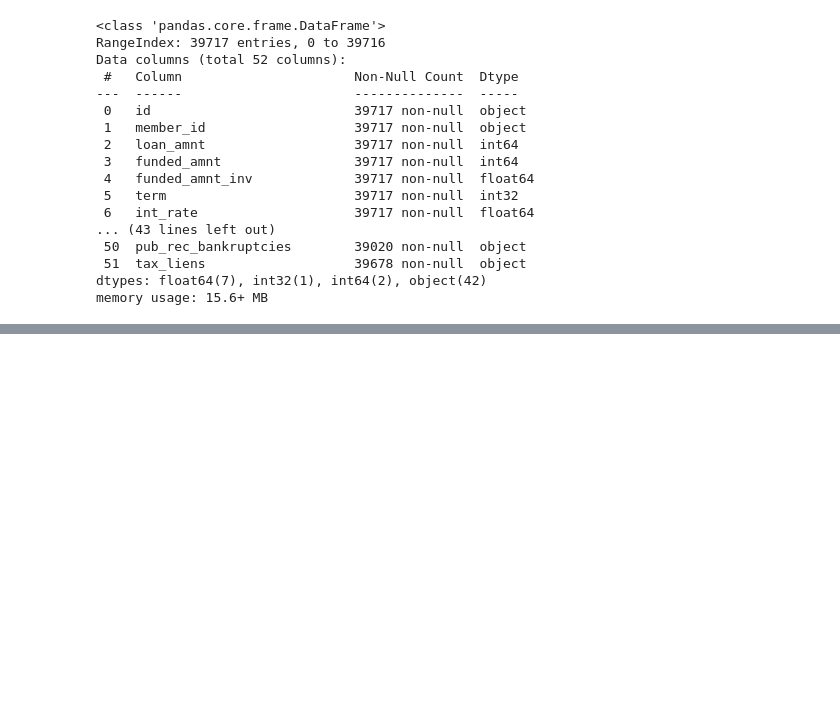
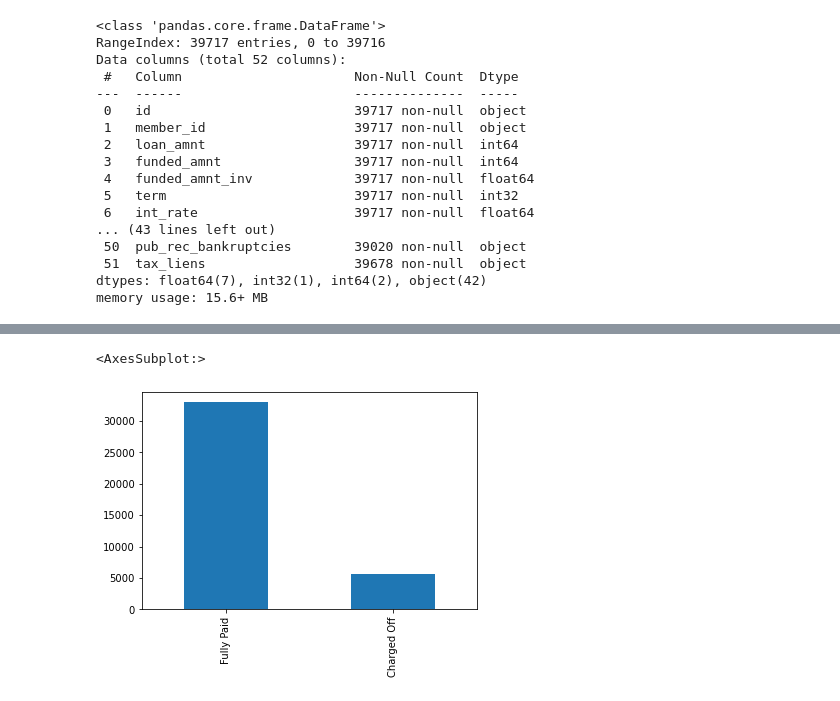
Before and after one commit to ArjunAshokKumar/Lending-Club-Case-Study, a Jupyter notebook: Niraj Kumar.ipynb, the cells around one changed output, grey strips where cells are left out. Saved outputs shown, nothing was run; the diff lists cells and outputs as text; code cells hidden in the pictures; blank space fills up the shorter version.

```diff
--- a/Niraj Kumar.ipynb
+++ b/Niraj Kumar.ipynb
@@ -187,0 +223,5 @@ memory usage: 15.6+ MB
+# %%
+master_frame.loan_status.value_counts().plot.bar()
+# %% [output]
+<AxesSubplot:>
+[figure, added]
```
Also changed, not shown: parts of 25 cells of this notebook.
